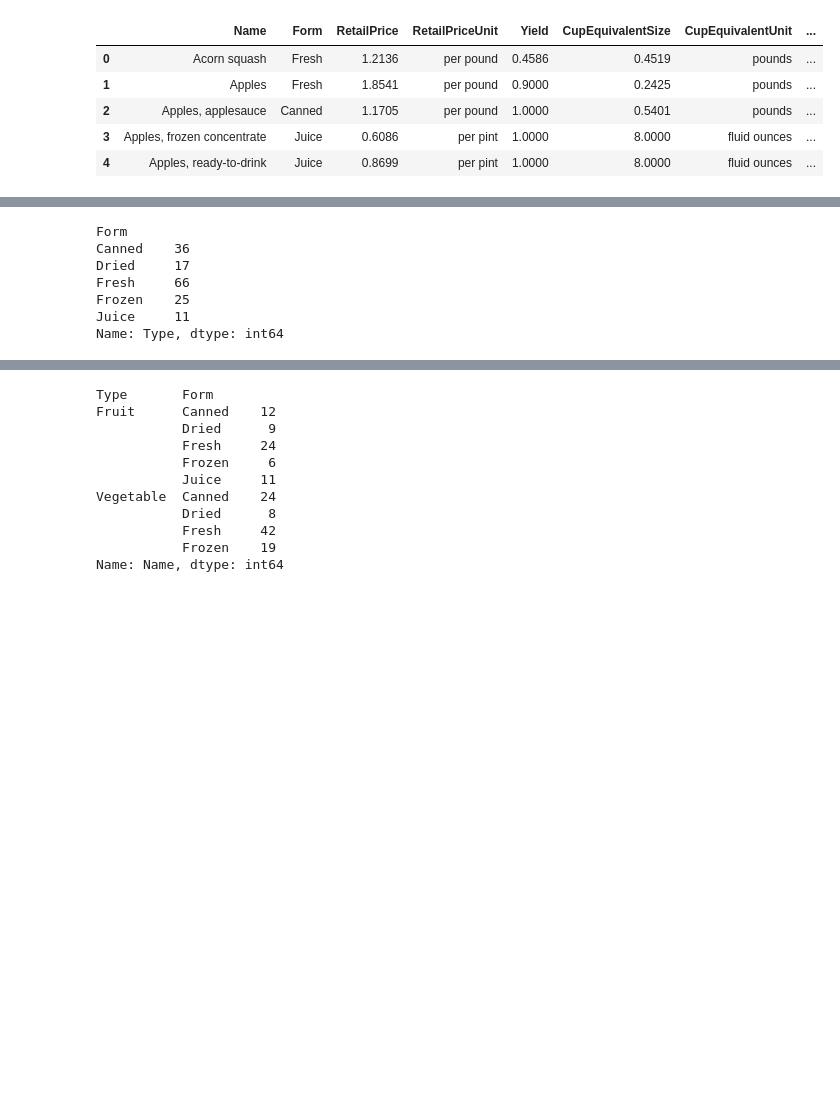
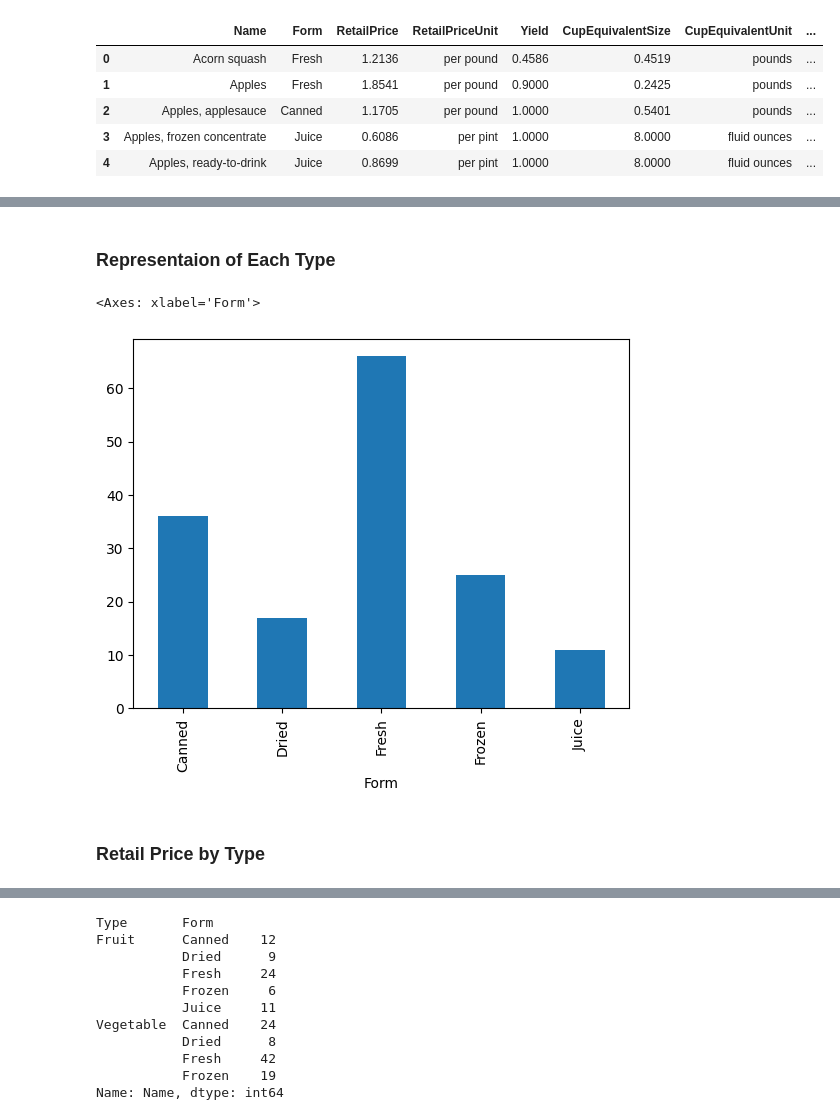
Before and after one commit to nickthe7th/DataProjects, a Jupyter notebook: Fruit_and_Veg/Fruit_and_Veg.ipynb, the cells around one changed output, grey strips where cells are left out. Saved outputs shown, nothing was run; the diff lists cells and outputs as text; code cells hidden in the pictures; blank space fills up the shorter version.

```diff
--- a/Fruit_and_Veg/Fruit_and_Veg.ipynb
+++ b/Fruit_and_Veg/Fruit_and_Veg.ipynb
@@ -75,10 +89,9 @@ allPriceData.head()
+# %% [markdown]
+### Representaion of Each Type
 # %%
-allPriceData.groupby(['Form'])['Type'].count()
+allPriceData.groupby(['Form'])['Type'].count().plot.bar()
 # %% [output]
-Form
-Canned    36
-Dried     17
-Fresh     66
-Frozen    25
-Juice     11
-Name: Type, dtype: int64
+<Axes: xlabel='Form'>
+[figure, added]
+# %% [markdown]
+### Retail Price by Type
```
Also changed, not shown: parts of 8 cells of this notebook, 1 other file.
